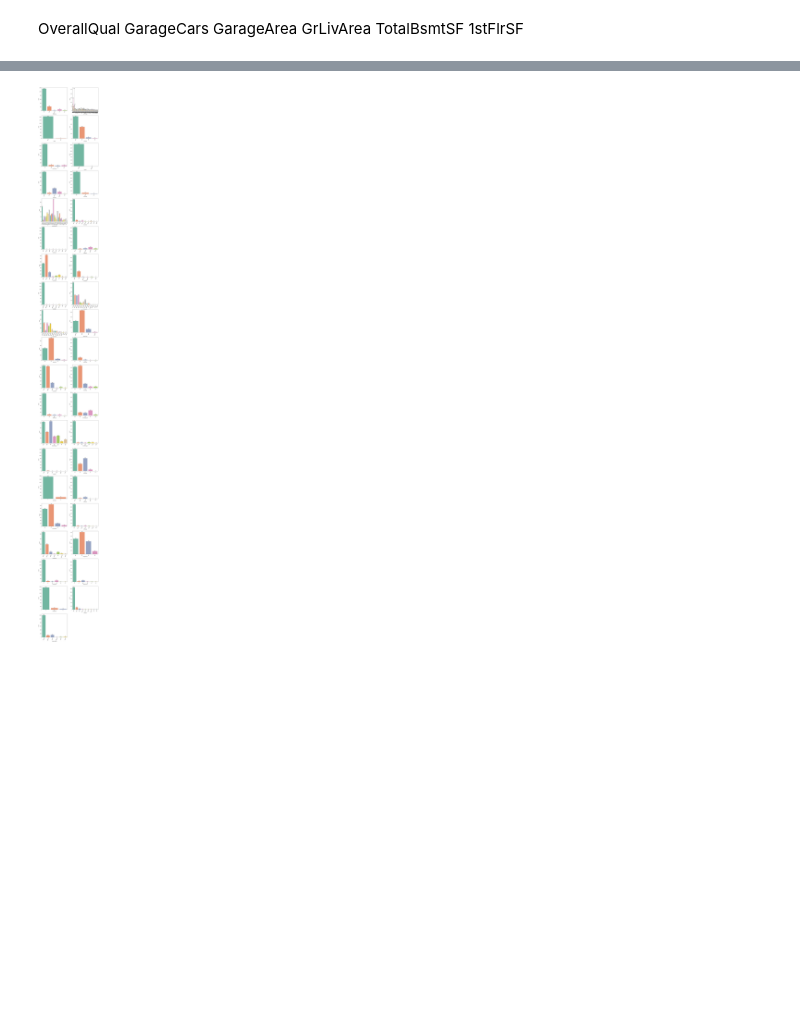
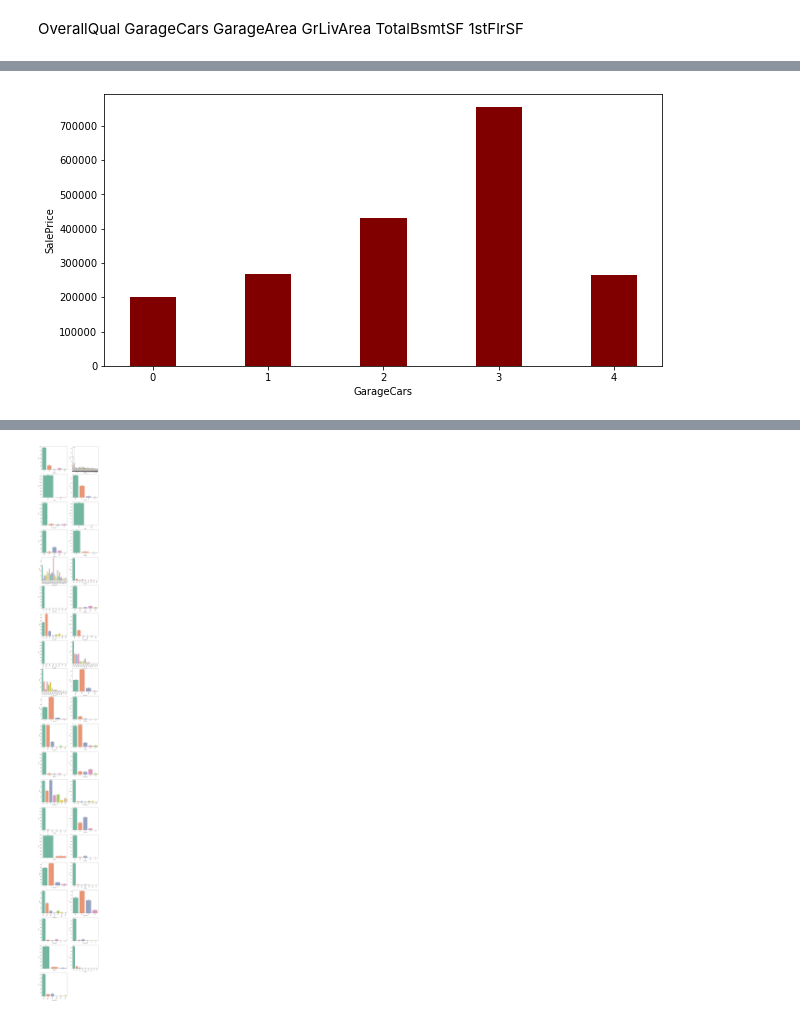
Before and after one commit to AchrafAcheche/house_price_predicting, a Jupyter notebook: House_price_prediction.ipynb, the cells around one changed output, grey strips where cells are left out. Drawn from its saved outputs; the diff is of its cells as text; code cells hidden in the pictures; blank space fills up the shorter version.

```diff
--- a/House_price_prediction.ipynb
+++ b/House_price_prediction.ipynb
@@ -163 +159,9 @@ The most feature who have high correlation with SalePrice
+# %%
+ig = plt.figure(figsize = (10, 5))
+plt.bar(df['GarageCars'], df['SalePrice'], color ='maroon',width = 0.4)
+plt.xlabel("GarageCars")
+plt.ylabel("SalePrice")
+plt.show()
+# %% [output]
+[figure, added]
 # %%
```
Also changed, not shown: parts of 37 cells of this notebook.
